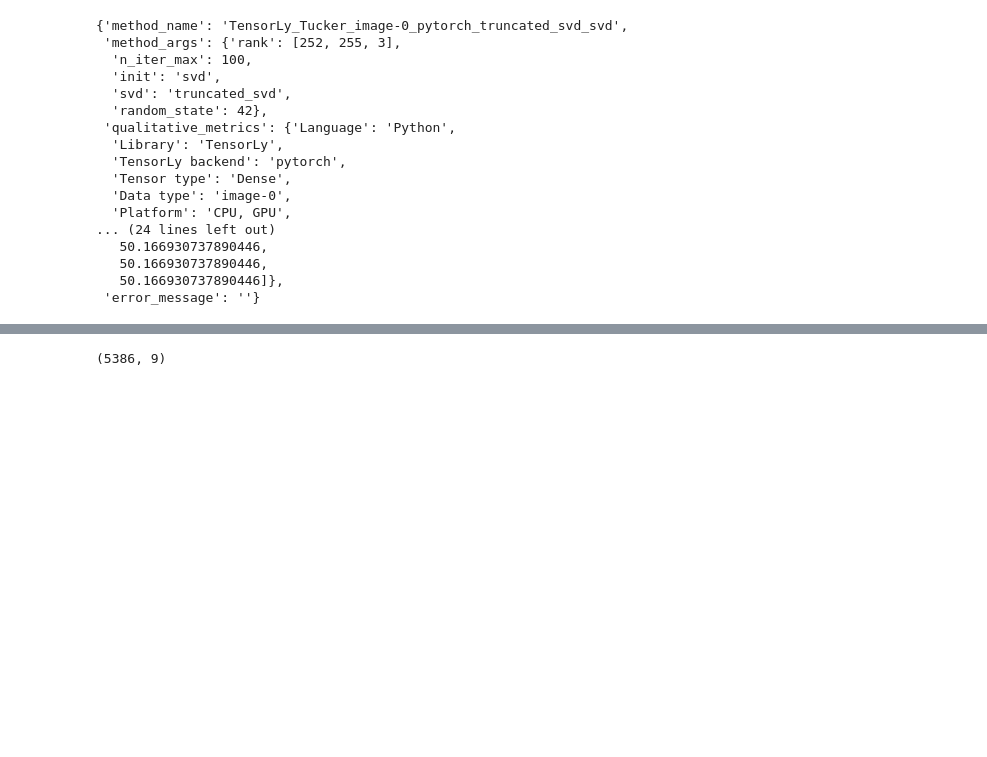
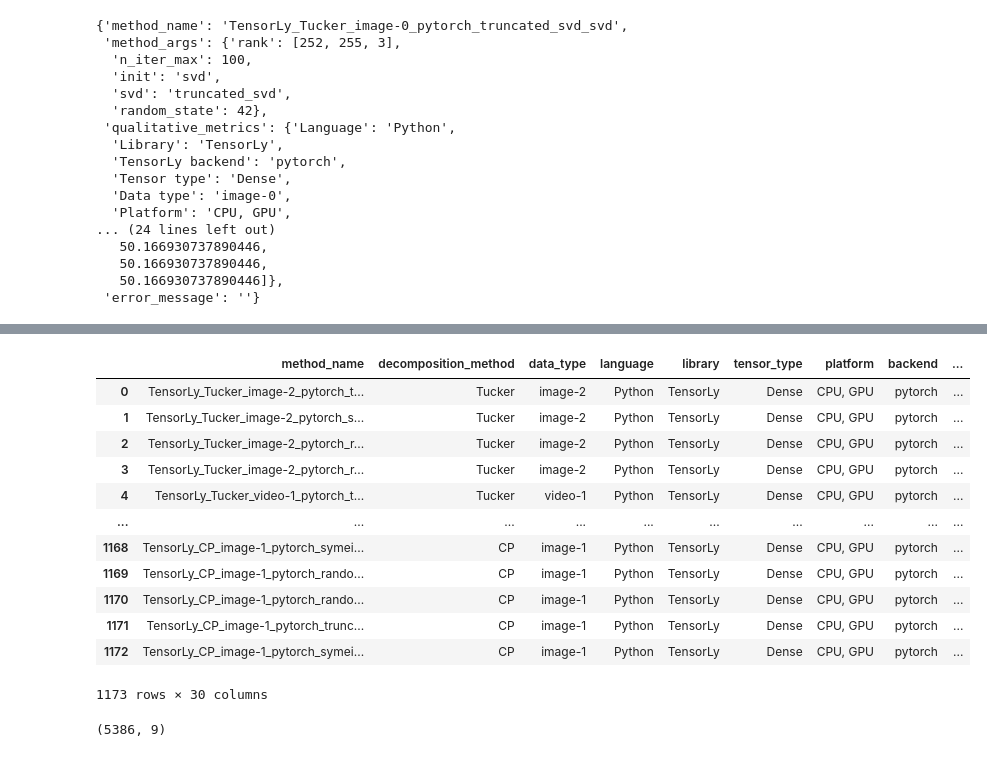
Before and after one commit to Innopolis-tensor-compression/tensor-compression-methods, a Jupyter notebook: experiments/check_methods_logs.ipynb, the cells around one changed output, grey strips where cells are left out. Drawn from its saved outputs; the diff is of its cells as text; code cells hidden in the pictures; blank space fills up the shorter version.

```diff
--- a/experiments/check_methods_logs.ipynb
+++ b/experiments/check_methods_logs.ipynb
@@ -318,3 +364,19 @@ df_logs.shape
+# %%
+df_anomaly_logs
+# %% [output]
+|  | method_name | decomposition_method | data_type | language | library | tensor_type | platform | backend | ... |
+| 0 | TensorLy_Tucker_image-2_pytorch_t... | Tucker | image-2 | Python | TensorLy | Dense | CPU, GPU | pytorch | ... |
+| 1 | TensorLy_Tucker_image-2_pytorch_s... | Tucker | image-2 | Python | TensorLy | Dense | CPU, GPU | pytorch | ... |
+| 2 | TensorLy_Tucker_image-2_pytorch_r... | Tucker | image-2 | Python | TensorLy | Dense | CPU, GPU | pytorch | ... |
+| 3 | TensorLy_Tucker_image-2_pytorch_r... | Tucker | image-2 | Python | TensorLy | Dense | CPU, GPU | pytorch | ... |
+| 4 | TensorLy_Tucker_video-1_pytorch_t... | Tucker | video-1 | Python | TensorLy | Dense | CPU, GPU | pytorch | ... |
+| ... | ... | ... | ... | ... | ... | ... | ... | ... | ... |
+| 1168 | TensorLy_CP_image-1_pytorch_symei... | CP | image-1 | Python | TensorLy | Dense | CPU, GPU | pytorch | ... |
+| 1169 | TensorLy_CP_image-1_pytorch_rando... | CP | image-1 | Python | TensorLy | Dense | CPU, GPU | pytorch | ... |
+| 1170 | TensorLy_CP_image-1_pytorch_rando... | CP | image-1 | Python | TensorLy | Dense | CPU, GPU | pytorch | ... |
+| 1171 | TensorLy_CP_image-1_pytorch_trunc... | CP | image-1 | Python | TensorLy | Dense | CPU, GPU | pytorch | ... |
+| 1172 | TensorLy_CP_image-1_pytorch_symei... | CP | image-1 | Python | TensorLy | Dense | CPU, GPU | pytorch | ... |
+1173 rows × 30 columns
 # %%
 df_logs_errors.shape
 # %% [output]
```
Also changed, not shown: parts of 54 cells of this notebook.
